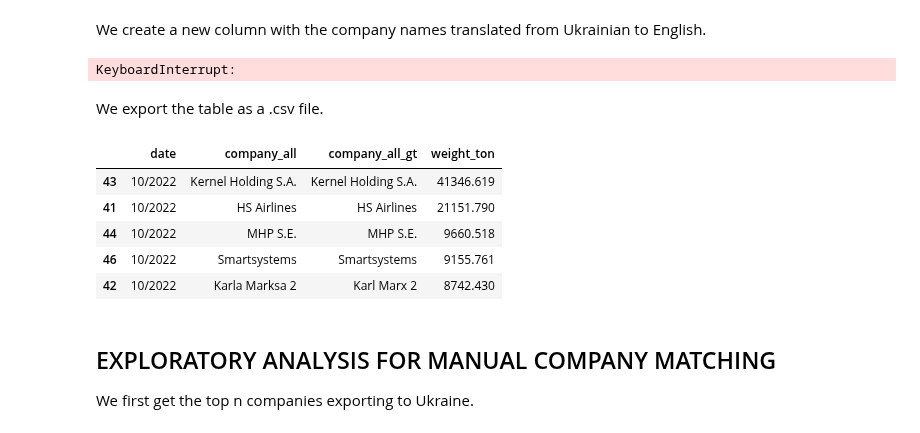
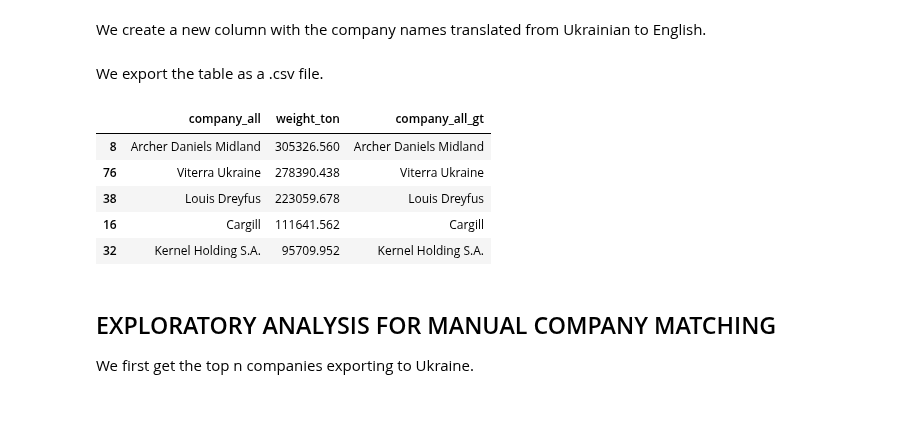
Before and after one commit to uchicago-dsi/oakland-institute-ukraine, a Jupyter notebook: notebooks/exports_shares.ipynb, the cells around one changed output. Drawn from its saved outputs; the diff is of its cells as text; code cells hidden in the pictures.

Commit message:
Exported csv file with exports to Spain by company for the whole period sorted by export weight

```diff
--- a/notebooks/exports_shares.ipynb
+++ b/notebooks/exports_shares.ipynb
@@ -622,25 +622,21 @@ See the caveats in the documentation: https://pandas.pydata.org/pandas-docs/stab
 # %% [markdown]
 We create a new column with the company names translated from Ukrainian to English.
 # %%
-ig_all_comp = cargo_grouping(ig, ["year", "month", "company_all"], ["weight_ton"], ["year", "month", "weight_ton"], True, {"weight_ton": "sum"})
-ig_all_comp["date"] = ig_all_comp["month"].astype(str) + "/" + ig_all_comp["year"].astype(str)
-ig_all_comp = ig_all_comp.sort_values(by=["year", "month", "weight_ton"], ascending=[True, True, False])
+ig_all_comp = cargo_grouping(ig, ["company_all"], ["weight_ton"], ["weight_ton"], True, {"weight_ton": "sum"})
+ig_all_comp = ig_all_comp.sort_values(by=["weight_ton"], ascending=[False])
 translate_column(ig_all_comp, "company_all", "google", source="uk", target="en")
-# %% [output]
-KeyboardInterrupt:
 # %% [markdown]
 We export the table as a .csv file.
-# %%
-ig_all_translate = ig_all_comp[["date", "company_all", "company_all_gt", "weight_ton"]]
-ig_all_translate.to_csv('../data/total_exports_by_company.csv', index=False)
-ig_all_translate[ig_all_translate["date"] == "10/2022"].head()
-# %% [output]
-|  | date | company_all | company_all_gt | weight_ton |
-| 43 | 10/2022 | Kernel Holding S.A. | Kernel Holding S.A. | 41346.619 |
-| 41 | 10/2022 | HS Airlines | HS Airlines | 21151.790 |
-| 44 | 10/2022 | MHP S.E. | MHP S.E. | 9660.518 |
-| 46 | 10/2022 | Smartsystems | Smartsystems | 9155.761 |
-| 42 | 10/2022 | Karla Marksa 2 | Karl Marx 2 | 8742.430 |
+# %%
+ig_all_comp.to_csv('../data/total_exports_by_company_spain.csv', index=False)
+ig_all_comp.head()
+# %% [output]
+|  | company_all | weight_ton | company_all_gt |
+| 8 | Archer Daniels Midland | 305326.560 | Archer Daniels Midland |
+| 76 | Viterra Ukraine | 278390.438 | Viterra Ukraine |
+| 38 | Louis Dreyfus | 223059.678 | Louis Dreyfus |
+| 16 | Cargill | 111641.562 | Cargill |
+| 32 | Kernel Holding S.A. | 95709.952 | Kernel Holding S.A. |
 # %% [markdown]
 ## EXPLORATORY ANALYSIS FOR MANUAL COMPANY MATCHING
 
```
Also changed, not shown: parts of 1 cell of this notebook.
